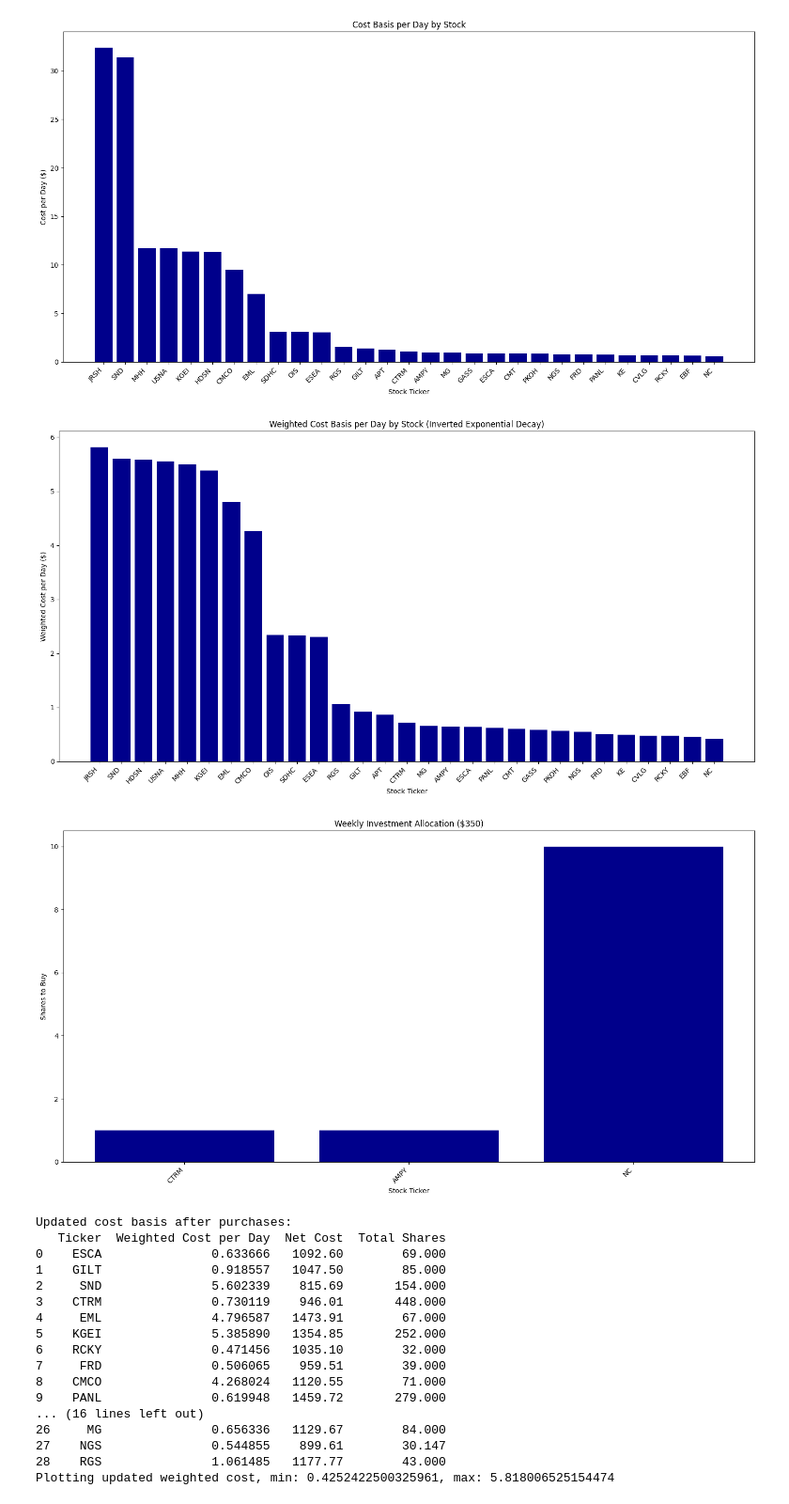
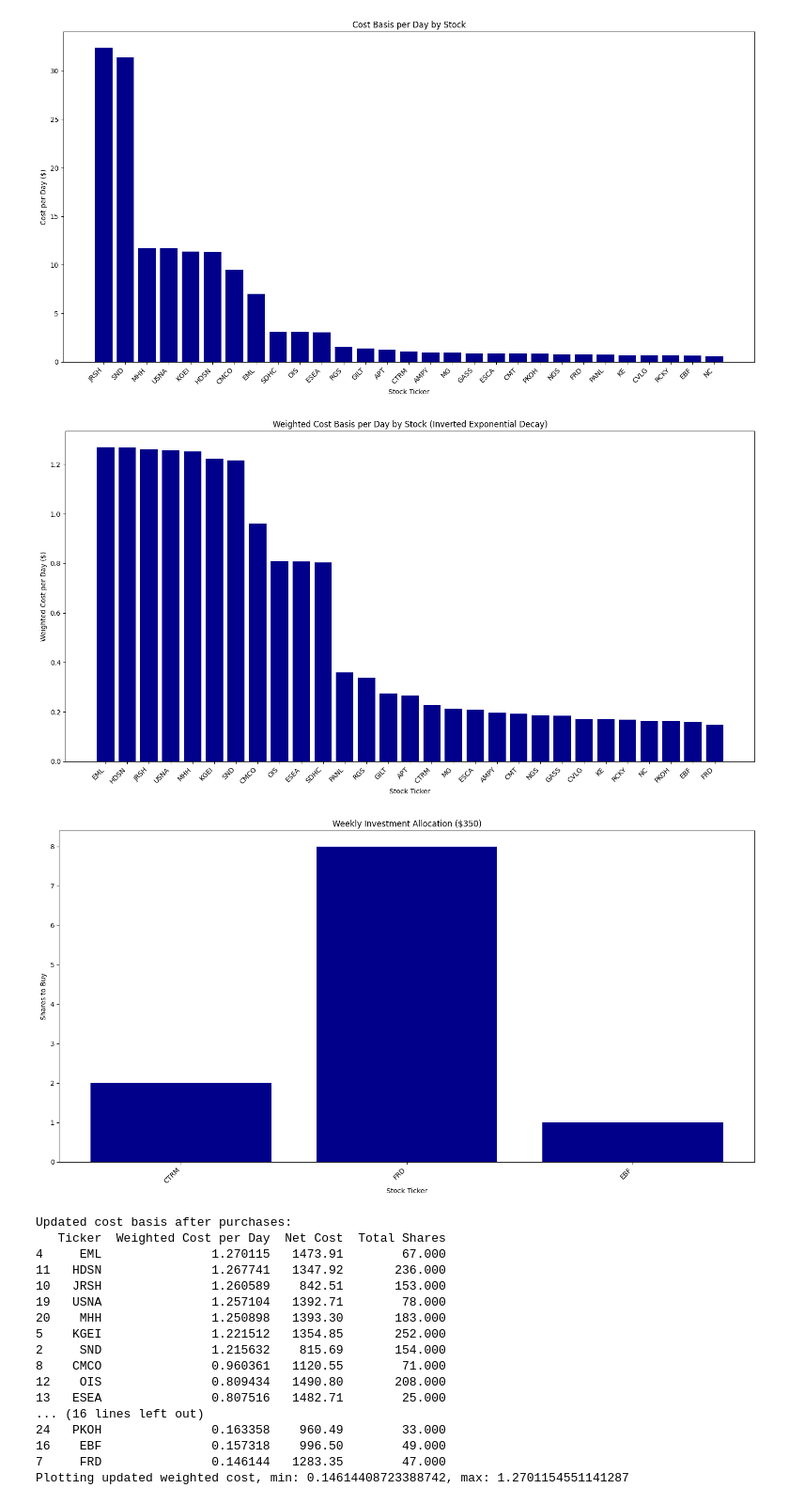
Before and after one commit to rickshilling/shadowPortfolio, a Jupyter notebook: main.ipynb, the cells around one changed output. Shown at 94% size. Drawn from its saved outputs; the diff is of its cells as text; code cells hidden in the pictures.

```diff
--- a/main.ipynb
+++ b/main.ipynb
@@ -113,14 +113,14 @@ Qualified Dividend     66
 Stock Split             1
 Name: count, dtype: int64
 # %%
-decay_rate = get_decay_rate(90, 180, 0.5)  # Example: 50% decay over 90 to 180 days
+decay_rate = get_decay_rate(90, 180, 0.9)  # Example: 50% decay over 90 to 180 days
 reference_date = pd.Timestamp.now() + pd.Timedelta(days=7)  # 7 days from present
 cost_basis_df = calculate_cost_basis_per_time(filtered_transactions, decay_rate=decay_rate, reference_date=reference_date)
 print("Cost basis per time:")
 print(cost_basis_df)
 
 # Allocate weekly investment
-weekly_new_amount = 350
+weekly_new_amount = 320
 allocation_df, updated_cost_basis_df = allocate_weekly_investment(cost_basis_df, aaii_df, weekly_new_amount, filtered_transactions, decay_rate=decay_rate, reference_date=reference_date)
 print(f"\nWeekly investment allocation (${weekly_new_amount}) as of {reference_date.date()}:")
 print(allocation_df)
@@ -170,58 +186,61 @@ if len(allocation_df) > 0:
 else:
     print("No allocation - unable to buy any shares with the given amount")
 
-# Debug: Print updated cost basis before plotting
+# Use the post-allocation cost basis for the updated plot so the purchases are reflected
+updated_cost_basis_df = updated_cost_basis_df.copy()
+updated_cost_basis_df['Weighted Cost per Day'] = updated_cost_basis_df['Weighted Cost per Day'].fillna(0)
+updated_cost_basis_df = updated_cost_basis_df.sort_values('Weighted Cost per Day', ascending=False)
+
 print("Updated cost basis after purchases:")
 print(updated_cost_basis_df[['Ticker', 'Weighted Cost per Day', 'Net Cost', 'Total Shares']])
 
-# Plot updated weighted cost per day after purchases
+# Plot updated weighted cost per day after purchases from the updated cost basis frame
 if len(updated_cost_basis_df) > 0:
-    plot_df4 = updated_cost_basis_df.sort_values('Weighted Cost per Day', ascending=False)
-    print(f"Plotting updated weighted cost, min: {plot_df4['Weighted Cost per Day'].min()}, max: {plot_df4['Weighted Cost per Day'].max()}")
+    print(f"Plotting updated weighted cost, min: {updated_cost_basis_df['Weighted Cost per Day'].min()}, max: {updated_cost_basis_df['Weighted Cost per Day'].max()}")
 
     # Check if all values are zero or very small
-    if plot_df4['Weighted Cost per Day'].max() < 0.01:
+    if updated_cost_basis_df['Weighted Cost per Day'].max() < 0.01:
         print("Warning: All weighted cost values are very small (near zero)")
         print("This is expected because new purchases at reference_date have weight = 0 in inverted decay formula")
         print("Let's plot Net Cost instead to see the actual values:")
 
         plt.figure(figsize=(15, 8))
-        plot_df5 = updated_cost_basis_df.sort_values('Net Cost', ascending=False)
-        plt.bar(plot_df5['Ticker'], plot_df5['Net Cost'], color='darkblue')
+        net_cost_plot_df = updated_cost_basis_df.sort_values('Net Cost', ascending=False)
+        plt.bar(net_cost_plot_df['Ticker'], net_cost_plot_df['Net Cost'], color='darkblue')
         plt.ylabel('Net Cost ($)')
         plt.xlabel('Stock Ticker')
         plt.title(f'Net Cost After Purchases (as of {reference_date.date()})')
         plt.xticks(rotation=45, ha='right')
         plt.tight_layout()
         plt.show()
     else:
         plt.figure(figsize=(15, 8))
-        plt.bar(plot_df4['Ticker'], plot_df4['Weighted Cost per Day'], color='darkblue')
+        plt.bar(updated_cost_basis_df['Ticker'], updated_cost_basis_df['Weighted Cost per Day'], color='darkblue')
         plt.ylabel('Weighted Cost per Day ($)')
         plt.xlabel('Stock Ticker')
         plt.title(f'Updated Weighted Cost Basis per Day After Purchases (as of {reference_date.date()})')
         plt.xticks(rotation=45, ha='right')
         plt.tight_layout()
         plt.show()
 else:
     print("No updated cost basis data to plot")
 # %% [output]
-[figure, old version]
+[figure, new version]
-[figure, old version]
+[figure, new version]
 Updated cost basis after purchases:
    Ticker  Weighted Cost per Day  Net Cost  Total Shares
-0    ESCA               0.633666   1092.60        69.000
-1    GILT               0.918557   1047.50        85.000
-2     SND               5.602339    815.69       154.000
-3    CTRM               0.730119    946.01       448.000
-4     EML               4.796587   1473.91        67.000
-5    KGEI               5.385890   1354.85       252.000
-6    RCKY               0.471456   1035.10        32.000
-7     FRD               0.506065    959.51        39.000
-8    CMCO               4.268024   1120.55        71.000
-9    PANL               0.619948   1459.72       279.000
+4     EML               1.270115   1473.91        67.000
+11   HDSN               1.267741   1347.92       236.000
+10   JRSH               1.260589    842.51       153.000
+19   USNA               1.257104   1392.71        78.000
+20    MHH               1.250898   1393.30       183.000
+5    KGEI               1.221512   1354.85       252.000
+2     SND               1.215632    815.69       154.000
+8    CMCO               0.960361   1120.55        71.000
+12    OIS               0.809434   1490.80       208.000
+13   ESEA               0.807516   1482.71        25.000
 ... (16 lines left out)
-26     MG               0.656336   1129.67        84.000
-27    NGS               0.544855    899.61        30.147
-28    RGS               1.061485   1177.77        43.000
-Plotting updated weighted cost, min: 0.4252422500325961, max: 5.818006525154474
+24   PKOH               0.163358    960.49        33.000
+16    EBF               0.157318    996.50        49.000
+7     FRD               0.146144   1283.35        47.000
+Plotting updated weighted cost, min: 0.14614408723388742, max: 1.2701154551141287
```
Also changed, not shown: parts of 3 cells of this notebook, 1 other file.
